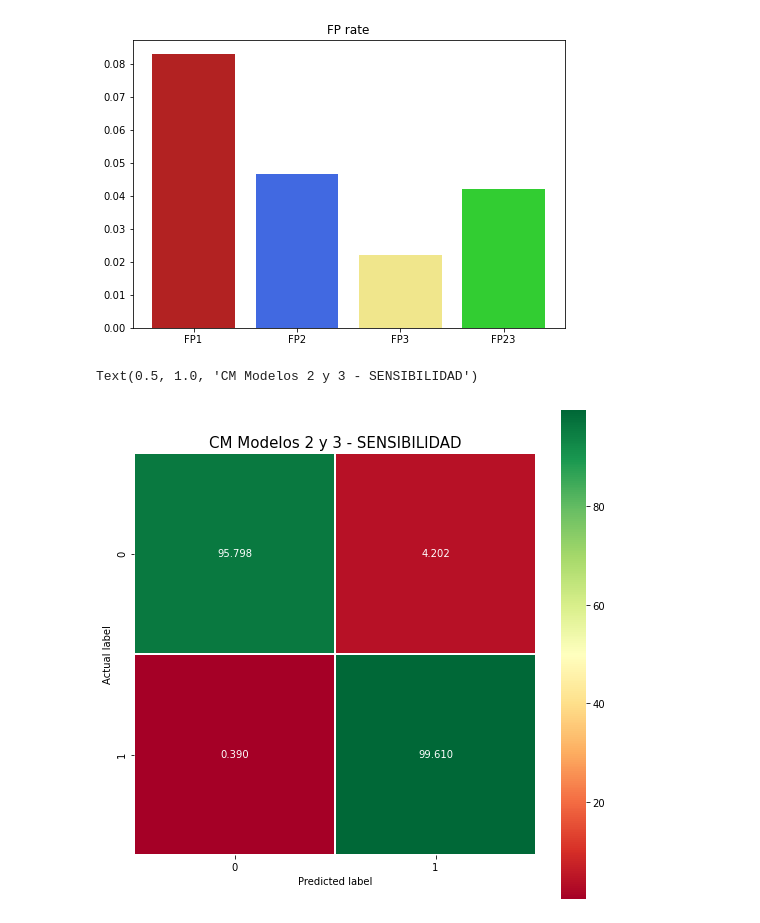
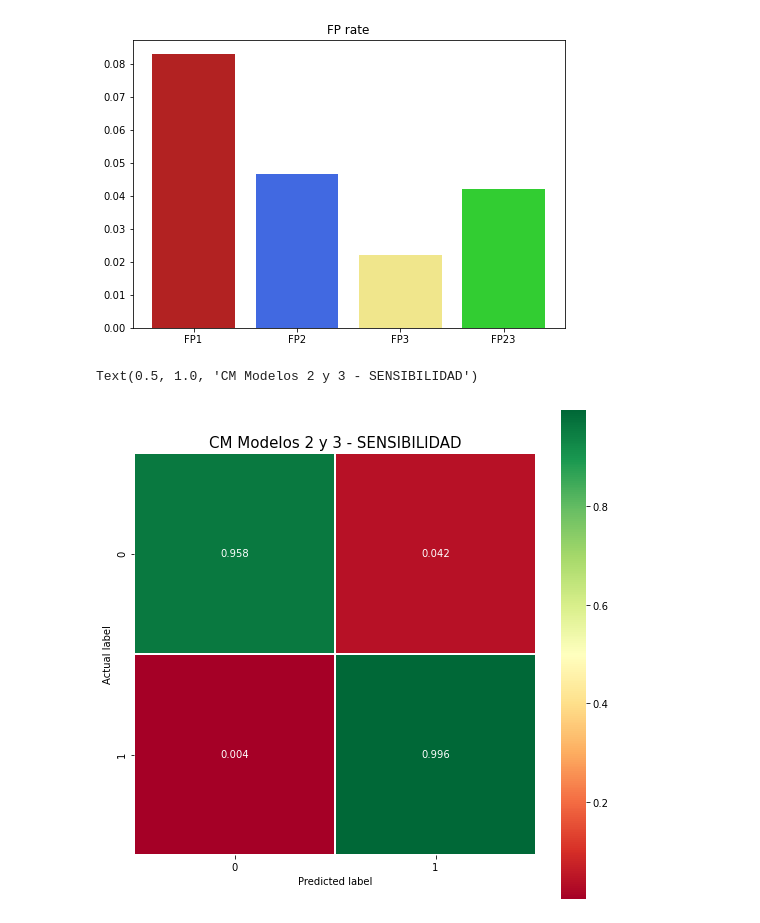
Before and after one commit to carlos-castro-davd/trabajo-6, a Jupyter notebook: develop/model_1.ipynb, the cells around one changed output. Cells and saved outputs as stored; diff of their text form; code cells hidden in the pictures.

```diff
--- a/develop/model_1.ipynb
+++ b/develop/model_1.ipynb
@@ -362,11 +362,11 @@ plt.show()
 [figure]
 # %%
 plt.figure(figsize=(9,9))
-sns.heatmap([[TN23*100,FP23*100],[FN23*100,TP23*100]], annot=True, fmt=".3f", linewidths=.5, square = True, cmap = 'RdYlGn')
+sns.heatmap([[TN23,FP23],[FN23,TP23]], annot=True, fmt=".3f", linewidths=.5, square = True, cmap = 'RdYlGn')
 plt.ylabel('Actual label')
 plt.xlabel('Predicted label')
 all_sample_title = ('CM Modelos 2 y 3 - SENSIBILIDAD')
 plt.title(all_sample_title, size = 15)
 # %% [output]
 Text(0.5, 1.0, 'CM Modelos 2 y 3 - SENSIBILIDAD')
-[figure, old version]
+[figure, new version]
```
